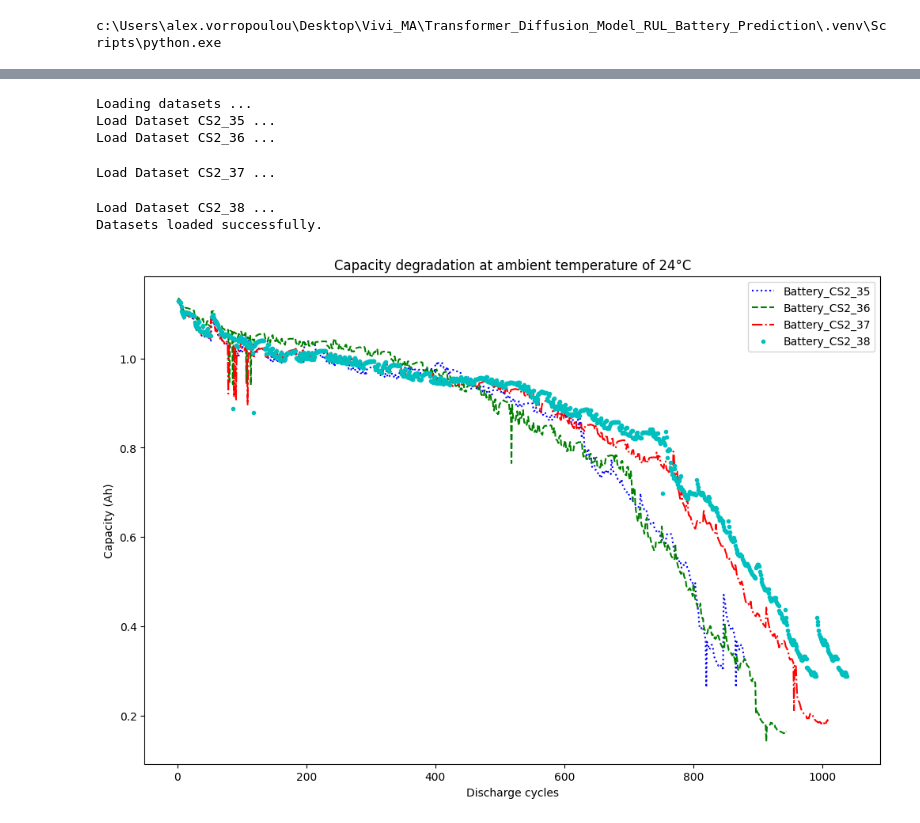
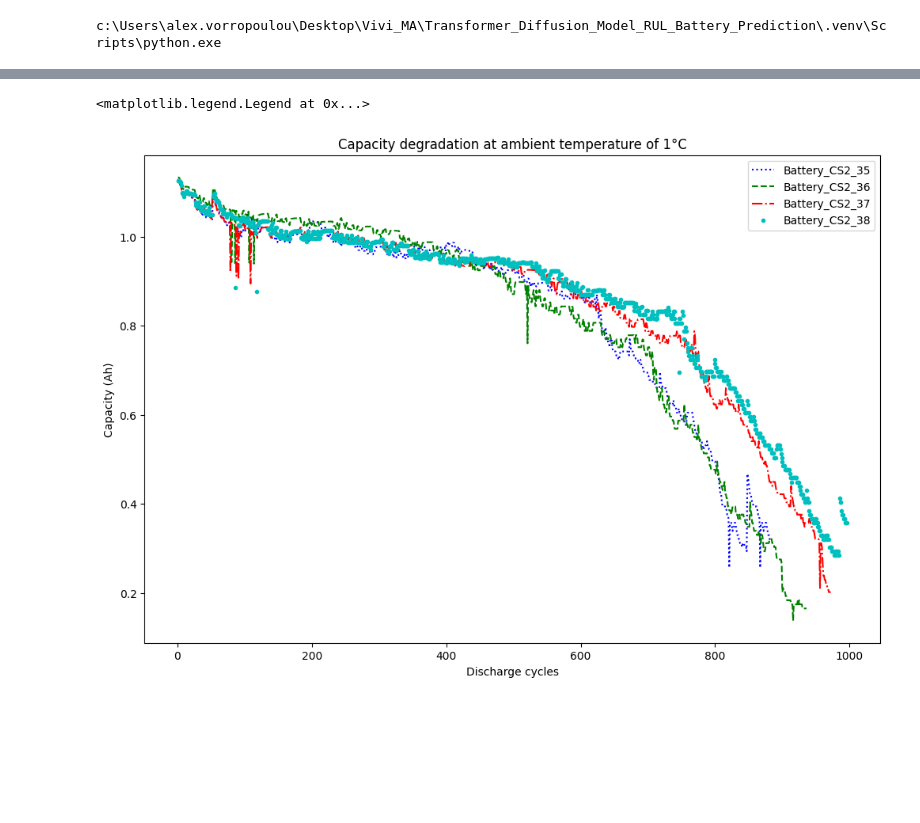
Before and after one commit to vivivorr/Transformer_Diffusion_Model_RUL_Battery_Prediction, a Jupyter notebook: rul_transformer_diffusion_CALCE.ipynb, the cells around one changed output, grey strips where cells are left out. Cells and saved outputs as stored; diff of their text form; code cells hidden in the pictures; blank space fills up the shorter version.

Commit message:
debbuging calce dataset

```diff
--- a/rul_transformer_diffusion_CALCE.ipynb
+++ b/rul_transformer_diffusion_CALCE.ipynb
@@ -224,0 +220,12 @@ def drop_outlier(array,count,bins):
+# %%
+# Rated_Capacity = 1.1
+fig, ax = plt.subplots(1, figsize=(12, 8))
+color_list = ['b:', 'g--', 'r-.', 'c.']
+for name,color in zip(Battery_list, color_list):
+    df_result = Battery[name]
+    ax.plot(df_result['cycle'], df_result['capacity'], color, label='Battery_'+name)
+ax.set(xlabel='Discharge cycles', ylabel='Capacity (Ah)', title='Capacity degradation at ambient temperature of 1°C')
+plt.legend()
+# %% [output]
+<matplotlib.legend.Legend at 0x...>
+[figure, added]
@@ -260,16 +263,0 @@ def get_dataloader(battery_data, batch_size=32):
-# %%
-dir_path = 'datasets/CALCE/'
-battery_list = ['CS2_35', 'CS2_36', 'CS2_37', 'CS2_38']
-preprocessor = BatteryDataPreprocessor(dir_path, battery_list)
-preprocessor.load_calce_datasets()
-# %% [output]
-Loading datasets ...
-Load Dataset CS2_35 ...
-Load Dataset CS2_36 ...
-Load Dataset CS2_37 ...
-Load Dataset CS2_38 ...
-Datasets loaded successfully.
-# %%
-preprocessor.plot_capacity_degradation()
-# %% [output]
-[figure, removed]
```
Also changed, not shown: parts of 12 cells of this notebook, 9 other files.
